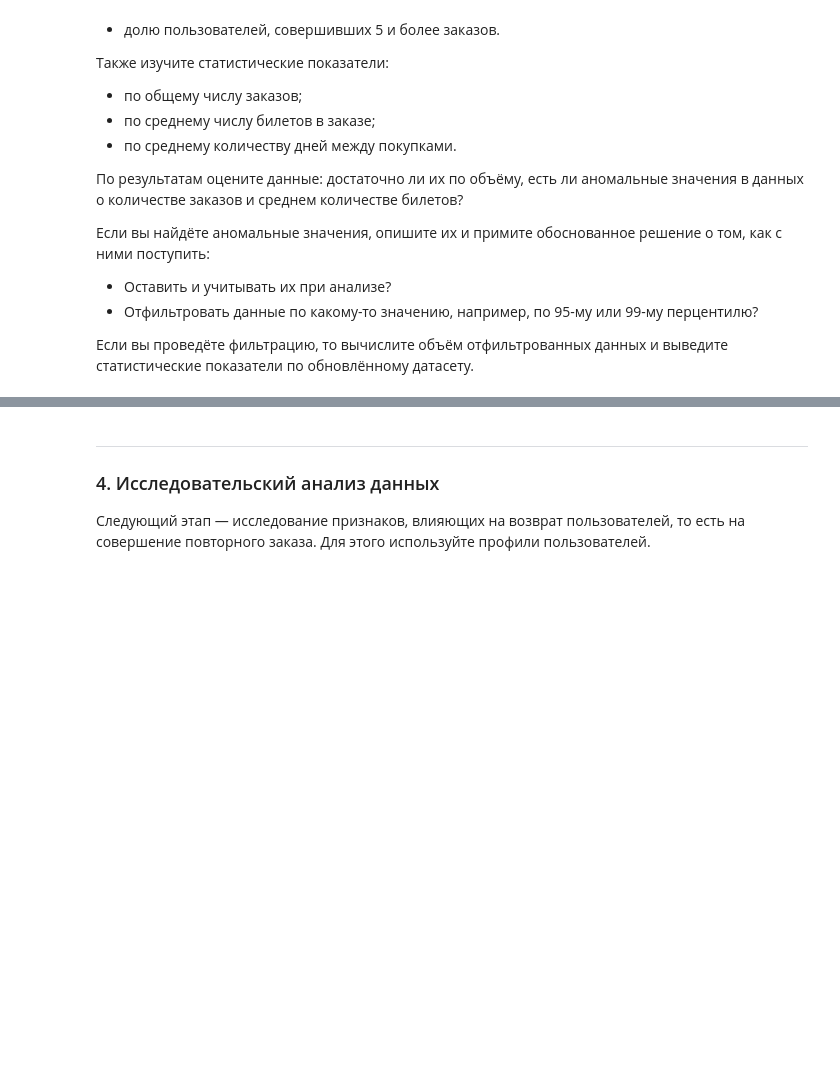
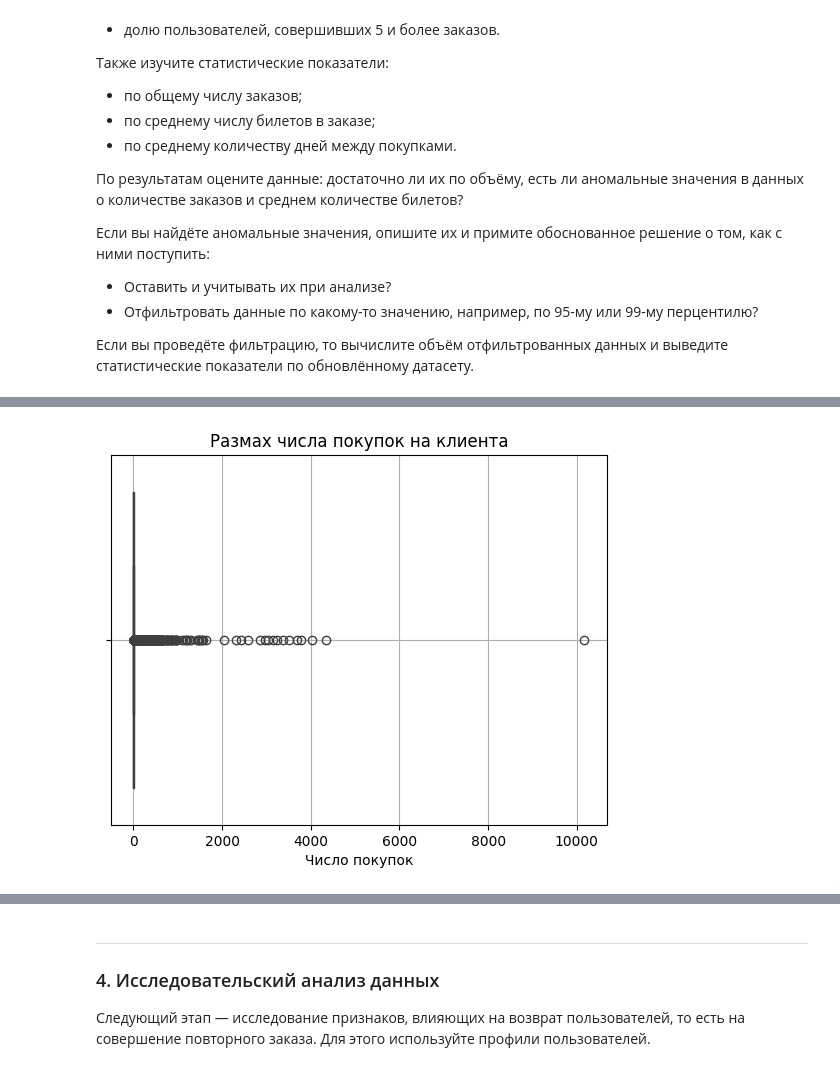
Before and after one commit to KatsayArtemDev/yandex-afisha-user-loyalty, a Jupyter notebook: notebooks/katsay.ipynb, the cells around one changed output, grey strips where cells are left out. Saved outputs shown, nothing was run; the diff lists cells and outputs as text; code cells hidden in the pictures; blank space fills up the shorter version.

Commit message:
make profile

```diff
--- a/notebooks/katsay.ipynb
+++ b/notebooks/katsay.ipynb
@@ -420,3 +420,18 @@ print(" Было строк в исходном датасете:", before,
 **Рекомендация:** перед тем как строить профиль, отсортируйте данные по времени совершения заказа.
 
 ---
+# %%
+df = df.sort_values(by='order_ts')
+# %%
+profile_df = df.groupby('user_id').agg(
+    first_order_dt=('order_dt', 'min'),
+    last_order_dt=('order_dt', 'max'),
+    first_order_device=('device_type_canonical', 'first'),
+    first_order_region=('region_name', 'first'),
+    first_order_service=('service_name', 'first'),
+    first_order_event=('event_type_main', 'first'),
+    total_orders=('order_id', 'count'),
+    mean_revenue=('revenue', 'mean'),
+    mean_tickets=('tickets_count', 'mean'),
+    mean_dsp=('days_since_prev', 'mean'),
+)
@@ -423,3 +444,6 @@ print(" Было строк в исходном датасете:", before,
+# %%
+profile_df['is_two'] = profile_df['total_orders'] >= 2
+profile_df['is_five'] = profile_df['total_orders'] >= 5
 # %% [markdown]
 ---
 
@@ -448,0 +495,13 @@ print(" Было строк в исходном датасете:", before,
+# %%
+sns.boxplot(
+    x='total_orders',
+    data=profile_df
+)
+
+plt.title('Размах числа покупок на клиента')
+plt.xlabel("Число покупок")
+plt.grid()
+
+plt.show()
+# %% [output]
+[figure, added]
```
Also changed, not shown: parts of 7 cells of this notebook.
